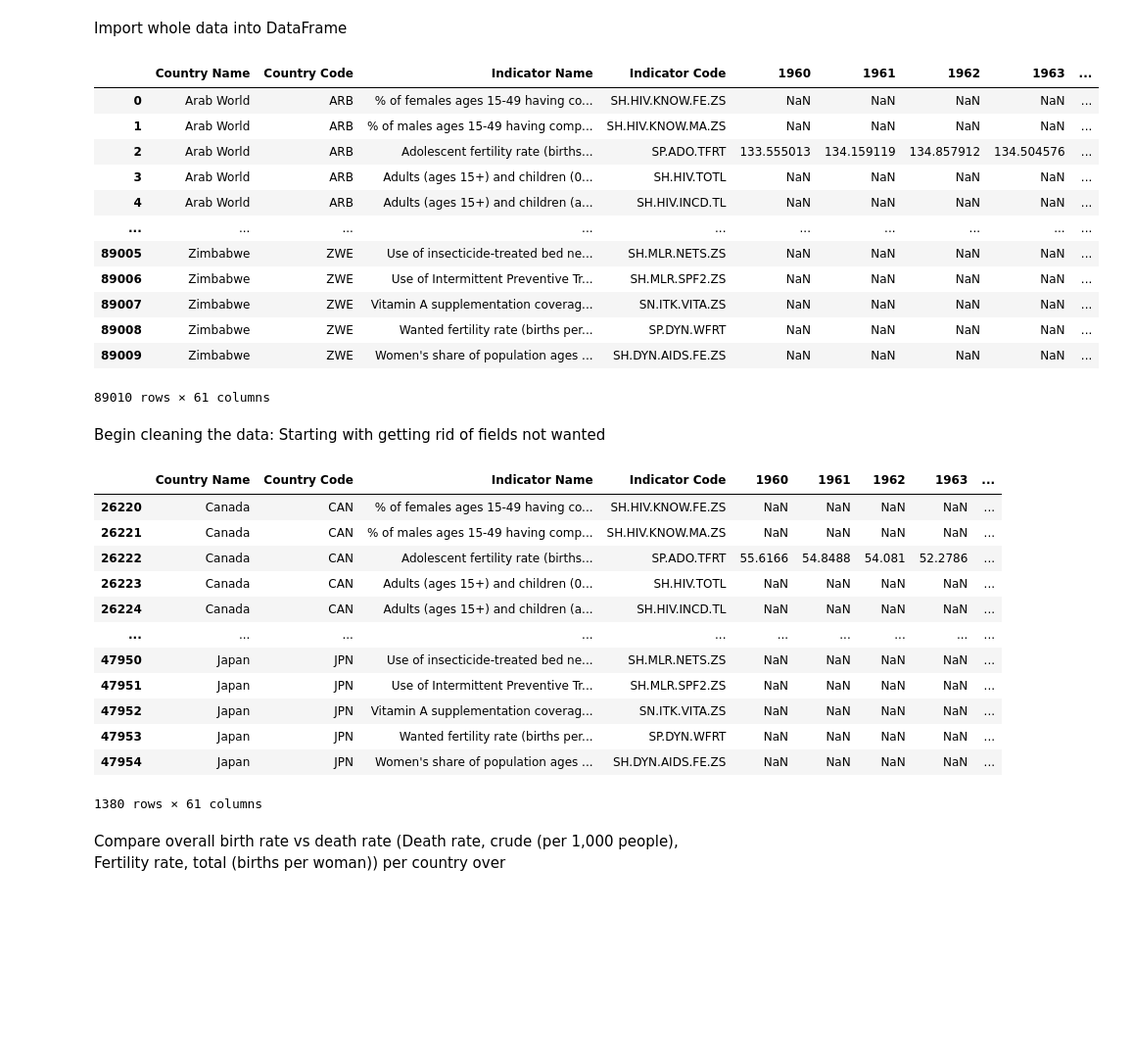
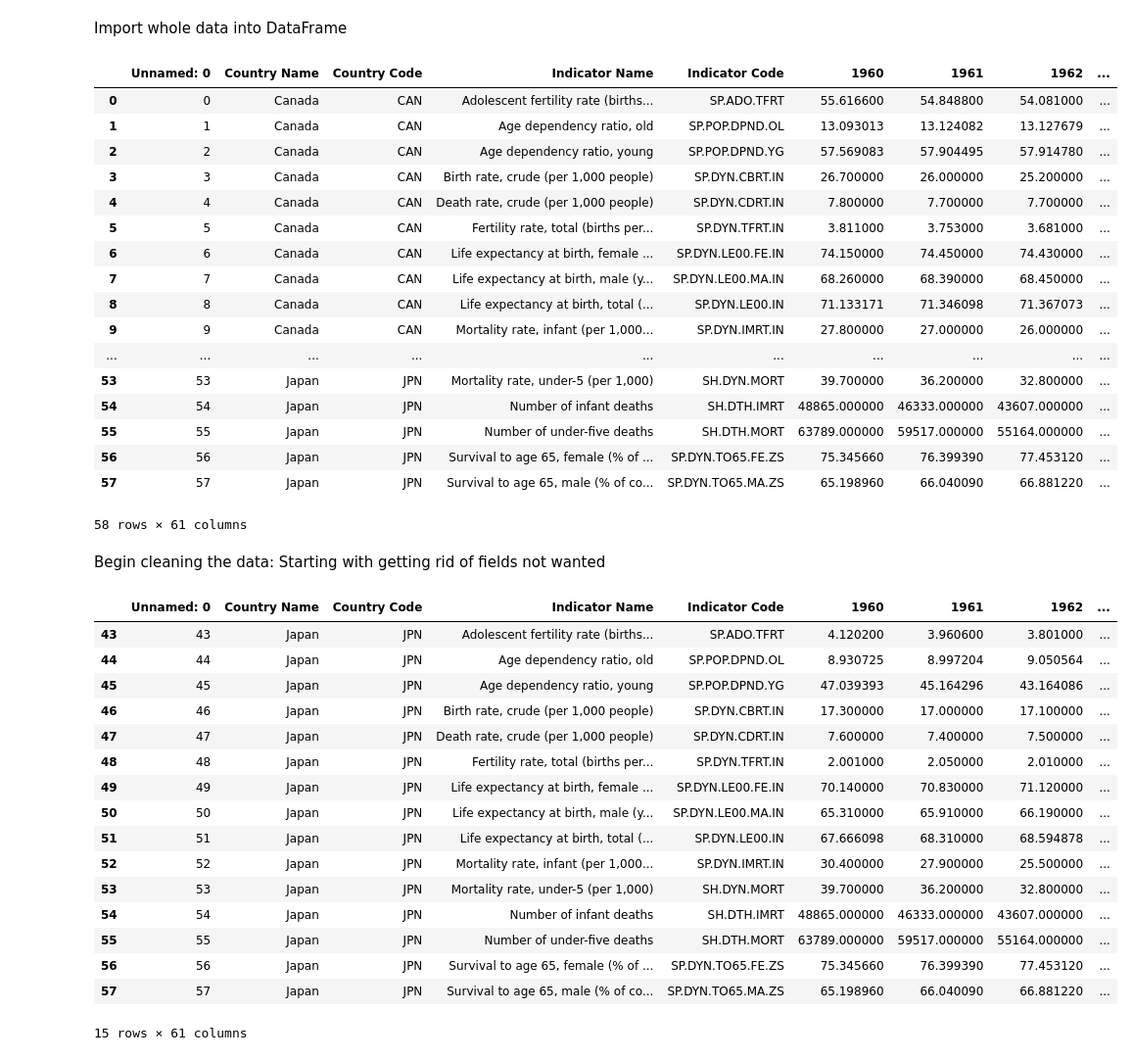
Before and after one commit to TolsonA/Group_3, a Jupyter notebook: Austins_temp_file.ipynb, the cells around one changed output. Shown at 98% size. Drawn from its saved outputs; the diff is of its cells as text; code cells hidden in the pictures; blank space fills up the shorter version.

Commit message:
Adds filtered data with 4 countries in a seperate .csv from Donna, uses Donna's code modified to create Canada vs Japan line graph

```diff
--- a/Austins_temp_file.ipynb
+++ b/Austins_temp_file.ipynb
@@ -9,45 +9,48 @@ import plotly.express as px
 # %% [markdown]
 Import whole data into DataFrame
 # %%
-df_data = pd.read_csv('data/data.csv')
+df_data = pd.read_csv('data/countries_non_pop.csv')
 df_data
 # %% [output]
-|  | Country Name | Country Code | Indicator Name | Indicator Code | 1960 | 1961 | 1962 | 1963 | ... |
-| 0 | Arab World | ARB | % of females ages 15-49 having co... | SH.HIV.KNOW.FE.ZS | NaN | NaN | NaN | NaN | ... |
-| 1 | Arab World | ARB | % of males ages 15-49 having comp... | SH.HIV.KNOW.MA.ZS | NaN | NaN | NaN | NaN | ... |
-| 2 | Arab World | ARB | Adolescent fertility rate (births... | SP.ADO.TFRT | 133.555013 | 134.159119 | 134.857912 | 134.504576 | ... |
-| 3 | Arab World | ARB | Adults (ages 15+) and children (0... | SH.HIV.TOTL | NaN | NaN | NaN | NaN | ... |
-| 4 | Arab World | ARB | Adults (ages 15+) and children (a... | SH.HIV.INCD.TL | NaN | NaN | NaN | NaN | ... |
+|  | Unnamed: 0 | Country Name | Country Code | Indicator Name | Indicator Code | 1960 | 1961 | 1962 | ... |
+| 0 | 0 | Canada | CAN | Adolescent fertility rate (births... | SP.ADO.TFRT | 55.616600 | 54.848800 | 54.081000 | ... |
+| 1 | 1 | Canada | CAN | Age dependency ratio, old | SP.POP.DPND.OL | 13.093013 | 13.124082 | 13.127679 | ... |
+| 2 | 2 | Canada | CAN | Age dependency ratio, young | SP.POP.DPND.YG | 57.569083 | 57.904495 | 57.914780 | ... |
+| 3 | 3 | Canada | CAN | Birth rate, crude (per 1,000 people) | SP.DYN.CBRT.IN | 26.700000 | 26.000000 | 25.200000 | ... |
+| 4 | 4 | Canada | CAN | Death rate, crude (per 1,000 people) | SP.DYN.CDRT.IN | 7.800000 | 7.700000 | 7.700000 | ... |
+| 5 | 5 | Canada | CAN | Fertility rate, total (births per... | SP.DYN.TFRT.IN | 3.811000 | 3.753000 | 3.681000 | ... |
+| 6 | 6 | Canada | CAN | Life expectancy at birth, female ... | SP.DYN.LE00.FE.IN | 74.150000 | 74.450000 | 74.430000 | ... |
+| 7 | 7 | Canada | CAN | Life expectancy at birth, male (y... | SP.DYN.LE00.MA.IN | 68.260000 | 68.390000 | 68.450000 | ... |
+| 8 | 8 | Canada | CAN | Life expectancy at birth, total (... | SP.DYN.LE00.IN | 71.133171 | 71.346098 | 71.367073 | ... |
+| 9 | 9 | Canada | CAN | Mortality rate, infant (per 1,000... | SP.DYN.IMRT.IN | 27.800000 | 27.000000 | 26.000000 | ... |
 | ... | ... | ... | ... | ... | ... | ... | ... | ... | ... |
-| 89005 | Zimbabwe | ZWE | Use of insecticide-treated bed ne... | SH.MLR.NETS.ZS | NaN | NaN | NaN | NaN | ... |
-| 89006 | Zimbabwe | ZWE | Use of Intermittent Preventive Tr... | SH.MLR.SPF2.ZS | NaN | NaN | NaN | NaN | ... |
-| 89007 | Zimbabwe | ZWE | Vitamin A supplementation coverag... | SN.ITK.VITA.ZS | NaN | NaN | NaN | NaN | ... |
-| 89008 | Zimbabwe | ZWE | Wanted fertility rate (births per... | SP.DYN.WFRT | NaN | NaN | NaN | NaN | ... |
-| 89009 | Zimbabwe | ZWE | Women's share of population ages ... | SH.DYN.AIDS.FE.ZS | NaN | NaN | NaN | NaN | ... |
+| 53 | 53 | Japan | JPN | Mortality rate, under-5 (per 1,000) | SH.DYN.MORT | 39.700000 | 36.200000 | 32.800000 | ... |
+| 54 | 54 | Japan | JPN | Number of infant deaths | SH.DTH.IMRT | 48865.000000 | 46333.000000 | 43607.000000 | ... |
+| 55 | 55 | Japan | JPN | Number of under-five deaths | SH.DTH.MORT | 63789.000000 | 59517.000000 | 55164.000000 | ... |
+| 56 | 56 | Japan | JPN | Survival to age 65, female (% of ... | SP.DYN.TO65.FE.ZS | 75.345660 | 76.399390 | 77.453120 | ... |
+| 57 | 57 | Japan | JPN | Survival to age 65, male (% of co... | SP.DYN.TO65.MA.ZS | 65.198960 | 66.040090 | 66.881220 | ... |
-89010 rows × 61 columns
+58 rows × 61 columns
 # %% [markdown]
 Begin cleaning the data: Starting with getting rid of fields not wanted
 # %%
-df_france = df_data[df_data['Country Name'].str.contains('France')]
+df_canada = df_data[df_data['Country Name'].str.contains("Canada")]
 df_japan = df_data[df_data['Country Name'].str.contains("Japan")]
-df_canada = df_data[df_data['Country Name'].str.contains("Canada")]
-df_cyprus = df_data[df_data['Country Name'].str.contains("Cyprus")]
-
-df_countries = pd.concat([df_canada, df_cyprus, df_france, df_japan])
-df_countries
+df_japan
 # %% [output]
-|  | Country Name | Country Code | Indicator Name | Indicator Code | 1960 | 1961 | 1962 | 1963 | ... |
-| 26220 | Canada | CAN | % of females ages 15-49 having co... | SH.HIV.KNOW.FE.ZS | NaN | NaN | NaN | NaN | ... |
-| 26221 | Canada | CAN | % of males ages 15-49 having comp... | SH.HIV.KNOW.MA.ZS | NaN | NaN | NaN | NaN | ... |
-| 26222 | Canada | CAN | Adolescent fertility rate (births... | SP.ADO.TFRT | 55.6166 | 54.8488 | 54.081 | 52.2786 | ... |
-| 26223 | Canada | CAN | Adults (ages 15+) and children (0... | SH.HIV.TOTL | NaN | NaN | NaN | NaN | ... |
-| 26224 | Canada | CAN | Adults (ages 15+) and children (a... | SH.HIV.INCD.TL | NaN | NaN | NaN | NaN | ... |
-| ... | ... | ... | ... | ... | ... | ... | ... | ... | ... |
-| 47950 | Japan | JPN | Use of insecticide-treated bed ne... | SH.MLR.NETS.ZS | NaN | NaN | NaN | NaN | ... |
-| 47951 | Japan | JPN | Use of Intermittent Preventive Tr... | SH.MLR.SPF2.ZS | NaN | NaN | NaN | NaN | ... |
-| 47952 | Japan | JPN | Vitamin A supplementation coverag... | SN.ITK.VITA.ZS | NaN | NaN | NaN | NaN | ... |
-| 47953 | Japan | JPN | Wanted fertility rate (births per... | SP.DYN.WFRT | NaN | NaN | NaN | NaN | ... |
-| 47954 | Japan | JPN | Women's share of population ages ... | SH.DYN.AIDS.FE.ZS | NaN | NaN | NaN | NaN | ... |
+|  | Unnamed: 0 | Country Name | Country Code | Indicator Name | Indicator Code | 1960 | 1961 | 1962 | ... |
+| 43 | 43 | Japan | JPN | Adolescent fertility rate (births... | SP.ADO.TFRT | 4.120200 | 3.960600 | 3.801000 | ... |
+| 44 | 44 | Japan | JPN | Age dependency ratio, old | SP.POP.DPND.OL | 8.930725 | 8.997204 | 9.050564 | ... |
+| 45 | 45 | Japan | JPN | Age dependency ratio, young | SP.POP.DPND.YG | 47.039393 | 45.164296 | 43.164086 | ... |
+| 46 | 46 | Japan | JPN | Birth rate, crude (per 1,000 people) | SP.DYN.CBRT.IN | 17.300000 | 17.000000 | 17.100000 | ... |
+| 47 | 47 | Japan | JPN | Death rate, crude (per 1,000 people) | SP.DYN.CDRT.IN | 7.600000 | 7.400000 | 7.500000 | ... |
+| 48 | 48 | Japan | JPN | Fertility rate, total (births per... | SP.DYN.TFRT.IN | 2.001000 | 2.050000 | 2.010000 | ... |
+| 49 | 49 | Japan | JPN | Life expectancy at birth, female ... | SP.DYN.LE00.FE.IN | 70.140000 | 70.830000 | 71.120000 | ... |
+| 50 | 50 | Japan | JPN | Life expectancy at birth, male (y... | SP.DYN.LE00.MA.IN | 65.310000 | 65.910000 | 66.190000 | ... |
+| 51 | 51 | Japan | JPN | Life expectancy at birth, total (... | SP.DYN.LE00.IN | 67.666098 | 68.310000 | 68.594878 | ... |
+| 52 | 52 | Japan | JPN | Mortality rate, infant (per 1,000... | SP.DYN.IMRT.IN | 30.400000 | 27.900000 | 25.500000 | ... |
+| 53 | 53 | Japan | JPN | Mortality rate, under-5 (per 1,000) | SH.DYN.MORT | 39.700000 | 36.200000 | 32.800000 | ... |
+| 54 | 54 | Japan | JPN | Number of infant deaths | SH.DTH.IMRT | 48865.000000 | 46333.000000 | 43607.000000 | ... |
+| 55 | 55 | Japan | JPN | Number of under-five deaths | SH.DTH.MORT | 63789.000000 | 59517.000000 | 55164.000000 | ... |
+| 56 | 56 | Japan | JPN | Survival to age 65, female (% of ... | SP.DYN.TO65.FE.ZS | 75.345660 | 76.399390 | 77.453120 | ... |
+| 57 | 57 | Japan | JPN | Survival to age 65, male (% of co... | SP.DYN.TO65.MA.ZS | 65.198960 | 66.040090 | 66.881220 | ... |
-1380 rows × 61 columns
+15 rows × 61 columns
-# %% [markdown]
-Compare overall birth rate vs death rate (Death rate, crude (per 1,000 people), Fertility rate, total (births per woman)) per country over
```
Also changed, not shown: parts of 13 cells of this notebook, 1 other file.
